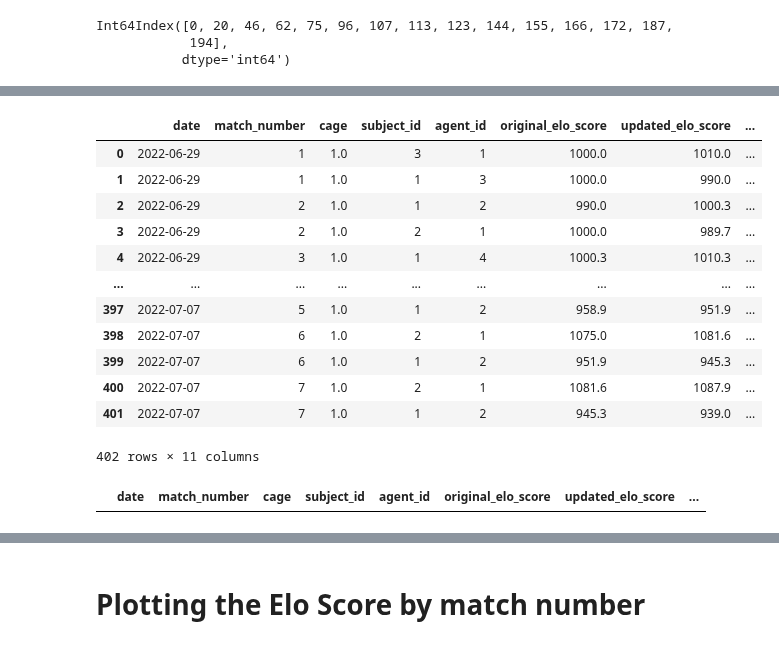
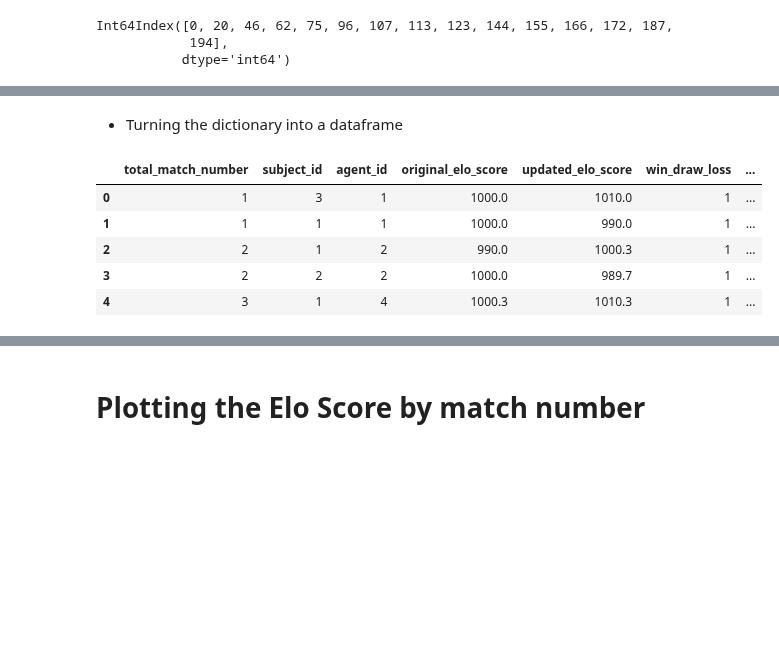
Before and after one commit to padillacoreanolab/behavioral_dataframe_processing, a Jupyter notebook: results/2022_07_25_elo_score_pilot/home_cage_processing.ipynb, the cells around one changed output, grey strips where cells are left out. Drawn from its saved outputs; the diff is of its cells as text; code cells hidden in the pictures; blank space fills up the shorter version.

```diff
--- a/results/2022_07_25_elo_score_pilot/home_cage_processing.ipynb
+++ b/results/2022_07_25_elo_score_pilot/home_cage_processing.ipynb
@@ -122,7 +105,0 @@ home_cage_observations_df.fillna(method='ffill')
-# %%
-home_cage_observations_df["session_number_plotting"] = np.nan
-# %%
-session_number = 1
-for index in copy_home_cage_observations_df.dropna(axis=0, subset="date").index:
-    home_cage_observations_df.at[index, "session_number_plotting"] = session_number
-    session_number += 1
@@ -313,0 +125,2 @@ defaultdict(<function __main__.<lambda>()>,
+# %%
+eloscore.update_elo_score(winner_id="A", loser_id="B")
@@ -314,3 +132,5 @@ defaultdict(<function __main__.<lambda>()>,
+# %%
+index_to_elo_score_and_meta_data = eloscore.iterate_elo_score_calculation_for_data_frame(data_frame=home_cage_observations_df, winner_column="initiator", loser_column="receiver", additional_columns=["date", "session_number", "session_number_plotting"])
 # %%
 index_to_elo_score_and_meta_data[0]
 # %% [output]
@@ -328,22 +146,13 @@ index_to_elo_score_and_meta_data[0]
+# %% [markdown]
+- Turning the dictionary into a dataframe
 # %%
 home_cage_elo_score_df = pd.DataFrame.from_dict(index_to_elo_score_and_meta_data, orient="index")
 # %%
-home_cage_elo_score_df
+home_cage_elo_score_df.head()
 # %% [output]
-|  | date | match_number | cage | subject_id | agent_id | original_elo_score | updated_elo_score | ... |
-| 0 | 2022-06-29 | 1 | 1.0 | 3 | 1 | 1000.0 | 1010.0 | ... |
-| 1 | 2022-06-29 | 1 | 1.0 | 1 | 3 | 1000.0 | 990.0 | ... |
-| 2 | 2022-06-29 | 2 | 1.0 | 1 | 2 | 990.0 | 1000.3 | ... |
-| 3 | 2022-06-29 | 2 | 1.0 | 2 | 1 | 1000.0 | 989.7 | ... |
-| 4 | 2022-06-29 | 3 | 1.0 | 1 | 4 | 1000.3 | 1010.3 | ... |
-| ... | ... | ... | ... | ... | ... | ... | ... | ... |
-| 397 | 2022-07-07 | 5 | 1.0 | 1 | 2 | 958.9 | 951.9 | ... |
-| 398 | 2022-07-07 | 6 | 1.0 | 2 | 1 | 1075.0 | 1081.6 | ... |
-| 399 | 2022-07-07 | 6 | 1.0 | 1 | 2 | 951.9 | 945.3 | ... |
-| 400 | 2022-07-07 | 7 | 1.0 | 2 | 1 | 1081.6 | 1087.9 | ... |
-| 401 | 2022-07-07 | 7 | 1.0 | 1 | 2 | 945.3 | 939.0 | ... |
+|  | total_match_number | subject_id | agent_id | original_elo_score | updated_elo_score | win_draw_loss | ... |
+| 0 | 1 | 3 | 1 | 1000.0 | 1010.0 | 1 | ... |
+| 1 | 1 | 1 | 1 | 1000.0 | 990.0 | 1 | ... |
+| 2 | 2 | 1 | 2 | 990.0 | 1000.3 | 1 | ... |
+| 3 | 2 | 2 | 2 | 1000.0 | 989.7 | 1 | ... |
+| 4 | 3 | 1 | 4 | 1000.3 | 1010.3 | 1 | ... |
-402 rows × 11 columns
-# %%
-home_cage_elo_score_df[home_cage_elo_score_df["date"] == "2022-05-04"]
-# %% [output]
-|  | date | match_number | cage | subject_id | agent_id | original_elo_score | updated_elo_score | ... |
```
Also changed, not shown: parts of 80 cells of this notebook, 1 other file.
